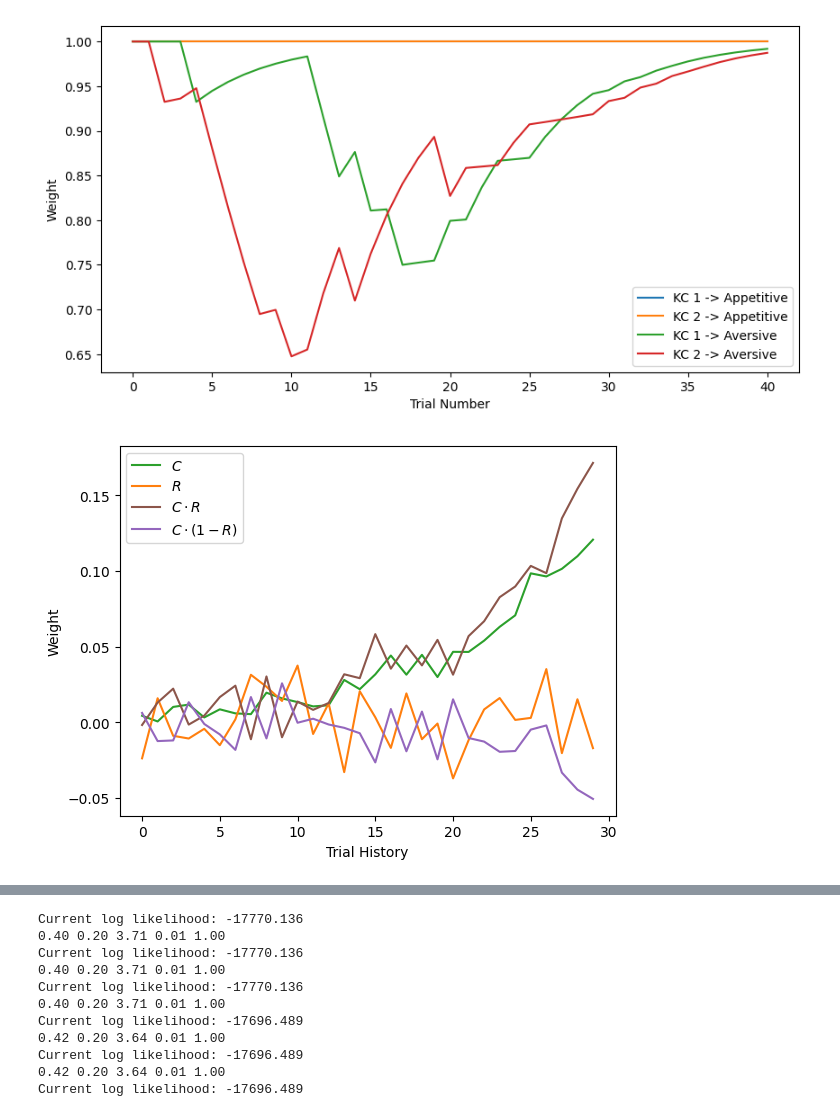
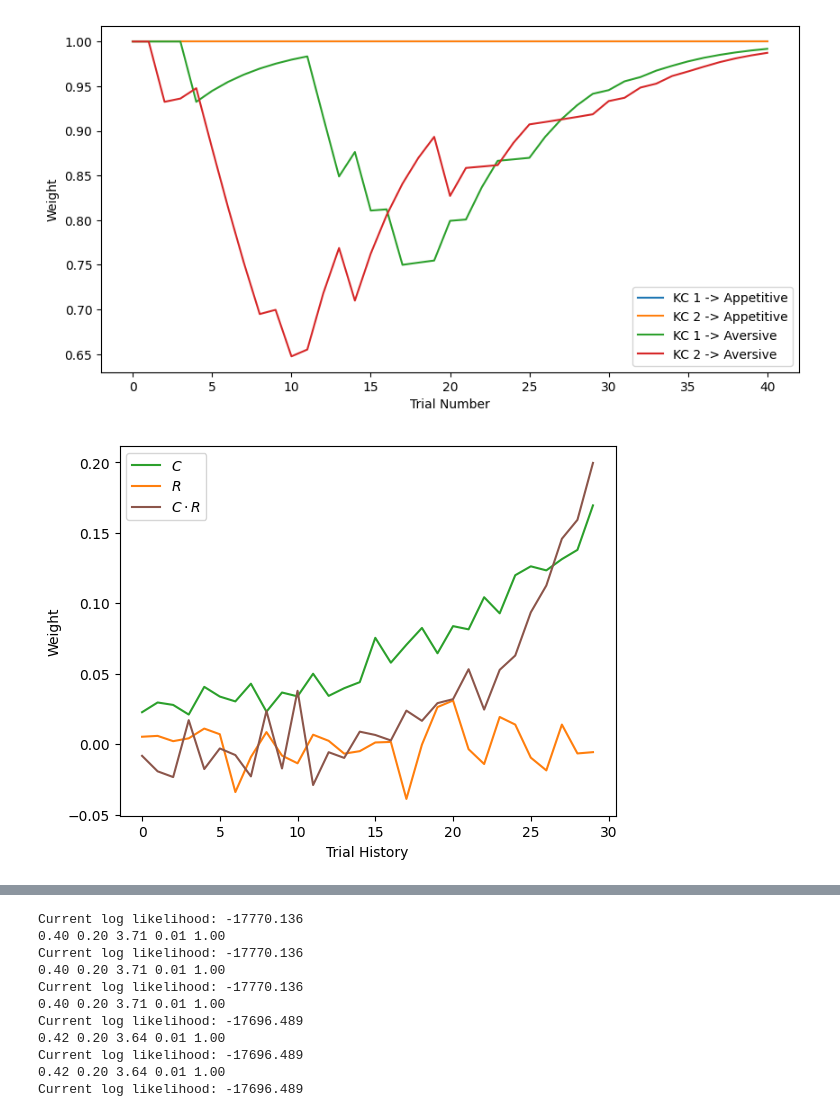
Before and after one commit to neurorishika/pyGORL, a Jupyter notebook: analysis/cognitive_analysis.ipynb, the cells around one changed output, grey strips where cells are left out. Saved outputs shown, nothing was run; the diff lists cells and outputs as text; code cells hidden in the pictures.

```diff
--- a/analysis/cognitive_analysis.ipynb
+++ b/analysis/cognitive_analysis.ipynb
@@ -645,7 +646,7 @@ def get_design_matrix(choice, reward, history_size, mode='full'):
     c = (np.int32(c)-0.5)*2
 
     if mode == 'full':
-        X = np.zeros((len(c), history_size * 4))
+        X = np.zeros((len(c), history_size * 3))
     elif mode == 'cr_only':
         X = np.zeros((len(c), history_size * 2))
     y = np.zeros(len(c))
@@ -663,7 +664,7 @@ def get_design_matrix(choice, reward, history_size, mode='full'):
             X[n, 0:history_size] = c[i - history_size:i]
             X[n, history_size:2 * history_size] = r[i - history_size:i]
             X[n, 2 * history_size:3 * history_size] = interaction1[i - history_size:i]
-            X[n, 3 * history_size:4 * history_size] = interaction2[i - history_size:i]
+            # X[n, 3 * history_size:4 * history_size] = interaction2[i - history_size:i]
         elif mode == 'cr_only':
             X[n, 0:history_size] = c[i - history_size:i]
             X[n, history_size:2 * history_size] = r[i - history_size:i]
@@ -704,7 +705,7 @@ def predict_prob_logreg(choices,rewards,model,history_size=10,mode='full'):
     return probs
 # %%
 # SPLIT AND FIT THE DATA
-
+recalculate = True
 
 split_data = get_split_data()
 
@@ -794,7 +795,7 @@ for HISTORY_SIZE in [10, 20, 30]:
             colors = ['tab:green', 'tab:orange']
 
         fig, ax = plt.subplots(figsize=(3, 2))
-        for i in range(4 if MODE == 'full' else 2):
+        for i in range(3 if MODE == 'full' else 2):
             coefs = []
             for j in range(2):
                 temp = np.array_split(models[j].coef_[0], models[j].coef_[0].shape[0]//HISTORY_SIZE)[i]
@@ -1912,7 +1920,7 @@ for model_no in range(len(q_models)):
         train_probs.append(probs)
 
     # For test data
-    for i, (choices, rewards) in enumerate(split_data):
+    for i, (choices, rewards) in enumerate(split_data[::-1]):
         qs = []
         probs = []
         # Calculate Q values and probabilities for each trial
@@ -2650,29 +2692,27 @@ plt.show()
 [figure]
 # %%
 # generate data with this model
-n_data = 100 # number of experiments
-n_trials_mean = 300 # mean number of trials per experiment (poisson distributed)
-n_trials_min = 20 # minimum number of trials per experiment
+n_data = N # number of experiments
 
 # loop over experiments
 generated_choices = []
 generated_rewards = []
+true_probs = []
 
 for i in tqdm(range(n_data)):
-    # randomly choose the number of trials
-    while True:
-        n_trials = np.random.poisson(n_trials_mean)
-        if n_trials > n_trials_min:
-            break
-    # randomly allocate rewards (50% chance of reward)
-    rewards = np.random.choice([0,1],size=n_trials,p=[0.5,0.5])
+    # choose the number of trials from data
+    p_1,p_2,n_trials = get_probabilities(i,return_trial_count=True)
+    reward_schedule = np.zeros((n_trials,2))
+    for i in range(n_trials):
+        reward_schedule[i,0] = np.random.choice([0,1],p=[1-p_1[i],p_1[i]])
+        reward_schedule[i,1] = np.random.choice([0,1],p=[1-p_2[i],p_2[i]])
     # perform simulation
     MB = MushroomBody(
         hr=0.2,
         lr=0.075,
         up_dr=4,
         fb_syn=0.1,
-        fb_up=1,
+        fb_up=1.5,
         **ignored_params
         )
     upwind_drive = MB.upwind_drive(1)
@@ -2681,8 +2721,10 @@ for i in tqdm(range(n_data)):
     # randomly choose the odor
     choice = np.random.choice([0,1],p=upwind_drive)
     choices=[choice]
+    rewards = []
     for j in range(n_trials):
-        MB.trial_plasticity(choices[j],rewards[j],1)
+        rewards.append(reward_schedule[j,choices[j]])
+        MB.trial_plasticity(choices[j],reward_schedule[j,choices[j]],1)
         upwind_drive = MB.upwind_drive(1)
         # apply softmax to upwind drivess
         upwind_drive = np.exp(upwind_drive)/np.sum(np.exp(upwind_drive))
@@ -2696,29 +2738,21 @@ for i in tqdm(range(n_data)):
     generated_choices.append(choices)
     generated_rewards.append(rewards)
 
-    # plt.figure(figsize=(10,5))
-    # col = (((rewards+1)*(1-2*choices))+2)/4
-    # plt.scatter(np.arange(len(choices)),choices,c=col,s=100,label='Choices',cmap='RdBu')
-    # plt.xlabel('Trial Number')
-    # plt.ylabel('Choice')
-    # plt.legend()
-    # plt.show()
-
 generated_choices = np.array(generated_choices,dtype=object)
 generated_rewards = np.array(generated_rewards,dtype=object)
 # %%
 # fit logistic to generated data
 HISTORY_SIZE = 30
 
 model = fit_logreg(generated_choices, generated_rewards, HISTORY_SIZE,'full')
 names = [r'$C$', r'$R$', r'$C \cdot R$', r'$C \cdot (1-R)$']
 colors = ['tab:green', 'tab:orange', 'tab:brown', 'tab:purple']
-for i in range(4):
+for i in range(3):
     plt.plot(np.array_split(model.coef_[0], model.coef_[0].shape[0]//HISTORY_SIZE)[i], label=names[i], color=colors[i])
 
 plt.xlabel('Trial History')
 plt.ylabel('Weight')
 plt.legend()
 plt.show()
 # %% [output]
-[figure, old version]
+[figure, new version]
```
Also changed, not shown: parts of 19 cells of this notebook, 14 other files.
